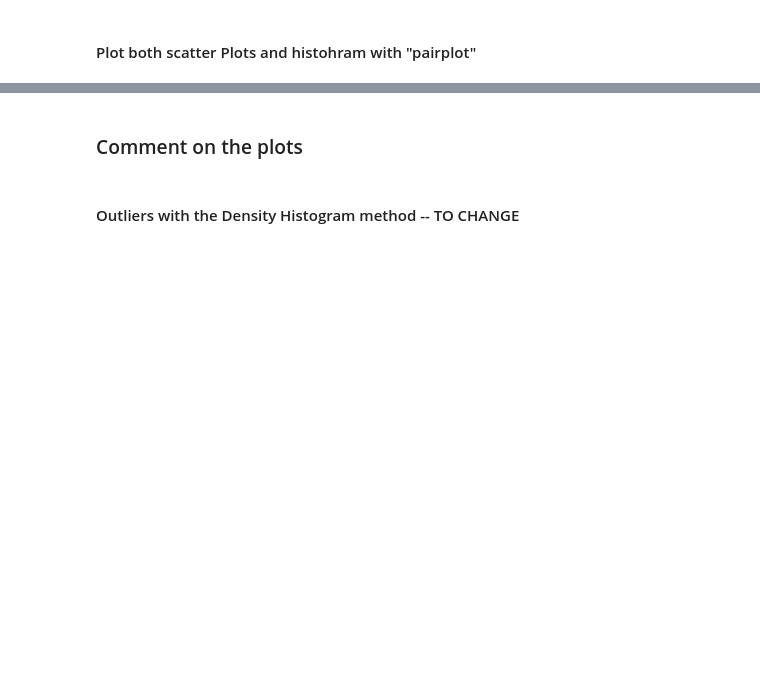
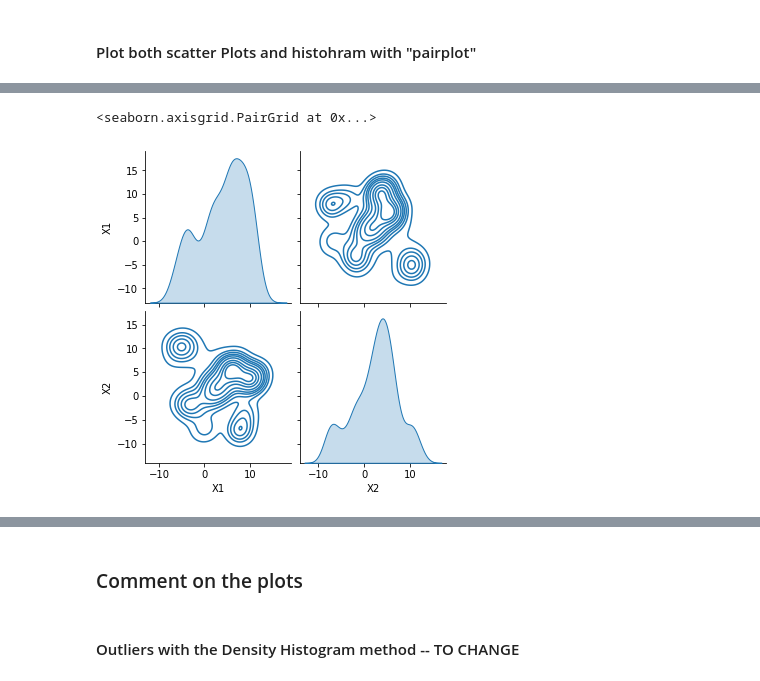
Before and after one commit to lcipolina/ML_Fundamentals, a Jupyter notebook: Exercise_Se__1b_Deep_Space.ipynb, the cells around one changed output, grey strips where cells are left out. Drawn from its saved outputs; the diff is of its cells as text; code cells hidden in the pictures; blank space fills up the shorter version.

```diff
--- a/Exercise_Se__1b_Deep_Space.ipynb
+++ b/Exercise_Se__1b_Deep_Space.ipynb
@@ -31,0 +52,5 @@ sns.pairplot(df, hue="class", palette="husl")  #TO CHANGE
+# %%
+sns.pairplot(df,kind="kde")
+# %% [output]
+<seaborn.axisgrid.PairGrid at 0x...>
+[figure, added]
```
Also changed, not shown: parts of 10 cells of this notebook.
